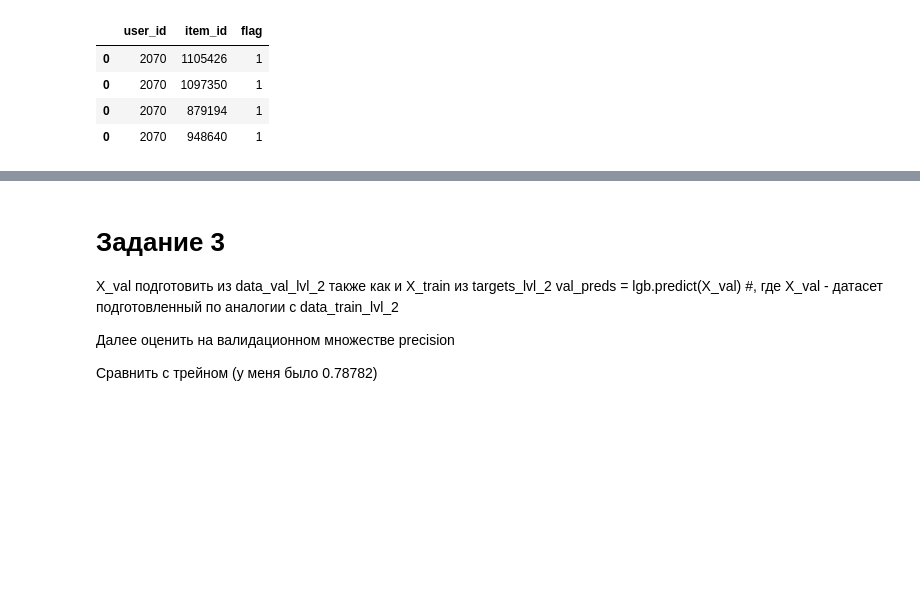
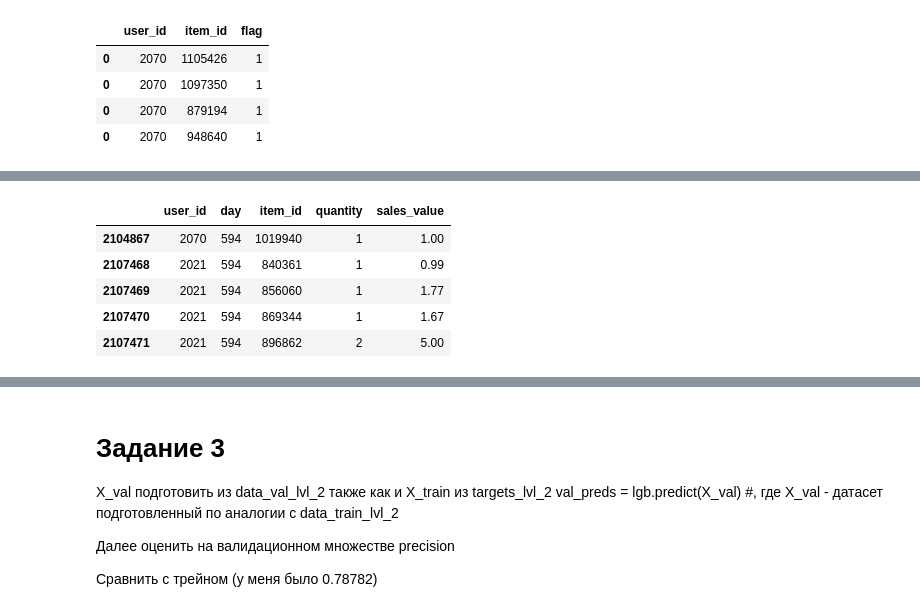
Before and after one commit to fandom170/Recommend_systems, a Jupyter notebook: Lesson_6/hw_webinar_6.ipynb, the cells around one changed output, grey strips where cells are left out. Cells and saved outputs as stored; diff of their text form; code cells hidden in the pictures; blank space fills up the shorter version.

```diff
--- a/Lesson_6/hw_webinar_6.ipynb
+++ b/Lesson_6/hw_webinar_6.ipynb
@@ -327,0 +351,4 @@ targets_lvl_2.head(3)
+# %%
+tmp_df = data_train_lvl_2[['user_id', 'day', 'item_id', 'quantity', 'sales_value']]
+# %%
+tmp_df = tmp_df[tmp_df['user_id'].isin(train_users)]
@@ -327,0 +359,9 @@ targets_lvl_2.head(3)
+# %%
+tmp_df.head()
+# %% [output]
+|  | user_id | day | item_id | quantity | sales_value |
+| 2104867 | 2070 | 594 | 1019940 | 1 | 1.00 |
+| 2107468 | 2021 | 594 | 840361 | 1 | 0.99 |
+| 2107469 | 2021 | 594 | 856060 | 1 | 1.77 |
+| 2107470 | 2021 | 594 | 869344 | 1 | 1.67 |
+| 2107471 | 2021 | 594 | 896862 | 2 | 5.00 |
```
Also changed, not shown: parts of 58 cells of this notebook.
